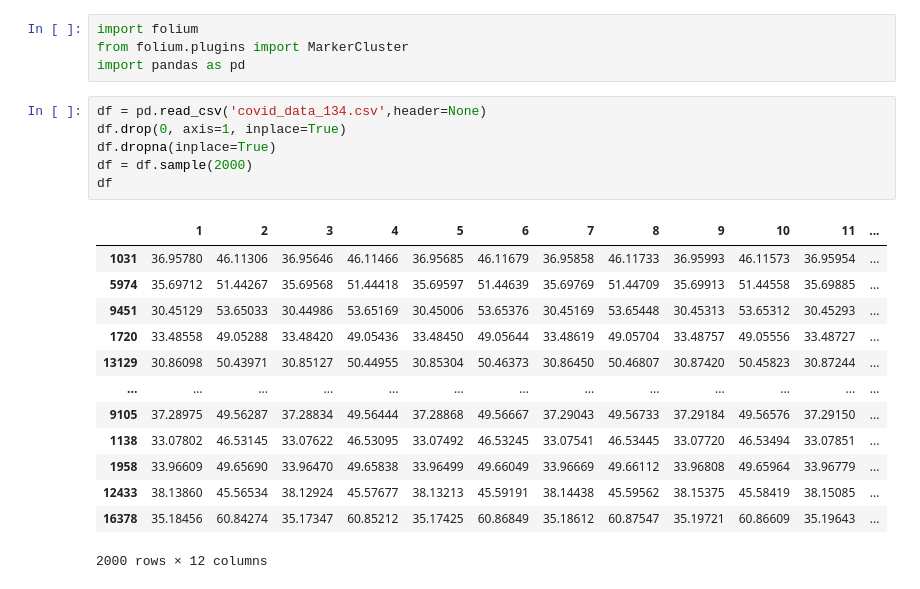
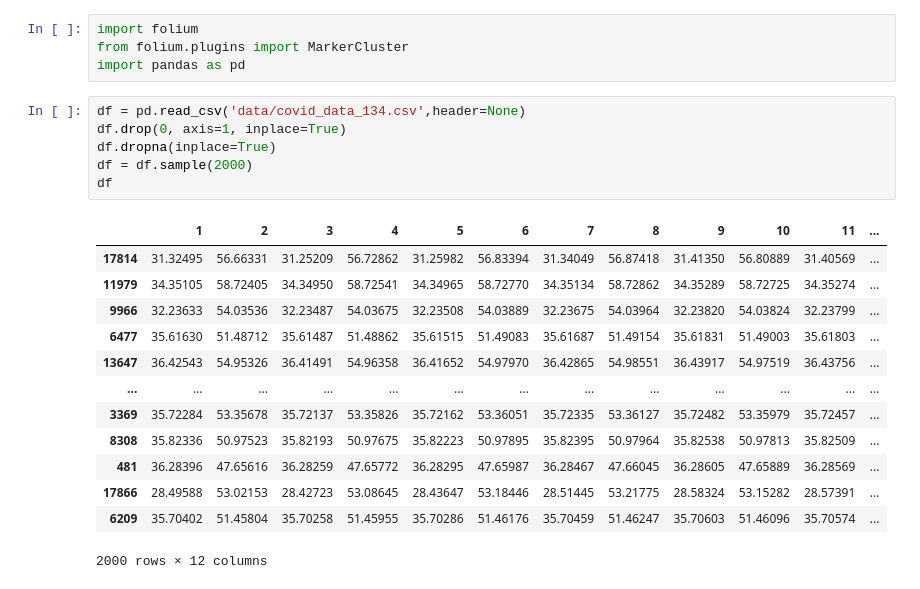
Before and after one commit to arminkz/COVID-19-Tracker, a Jupyter notebook: map-generator.ipynb, the cells around one changed output. Drawn from its saved outputs; the diff is of its cells as text.

```diff
--- a/map-generator.ipynb
+++ b/map-generator.ipynb
@@ -3,24 +3,24 @@ import folium
 from folium.plugins import MarkerCluster
 import pandas as pd
 # %%
-df = pd.read_csv('covid_data_134.csv',header=None)
+df = pd.read_csv('data/covid_data_134.csv',header=None)
 df.drop(0, axis=1, inplace=True)
 df.dropna(inplace=True)
 df = df.sample(2000)
 df
 # %% [output]
 |  | 1 | 2 | 3 | 4 | 5 | 6 | 7 | 8 | 9 | 10 | 11 | ... |
-| 1031 | 36.95780 | 46.11306 | 36.95646 | 46.11466 | 36.95685 | 46.11679 | 36.95858 | 46.11733 | 36.95993 | 46.11573 | 36.95954 | ... |
-| 5974 | 35.69712 | 51.44267 | 35.69568 | 51.44418 | 35.69597 | 51.44639 | 35.69769 | 51.44709 | 35.69913 | 51.44558 | 35.69885 | ... |
-| 9451 | 30.45129 | 53.65033 | 30.44986 | 53.65169 | 30.45006 | 53.65376 | 30.45169 | 53.65448 | 30.45313 | 53.65312 | 30.45293 | ... |
-| 1720 | 33.48558 | 49.05288 | 33.48420 | 49.05436 | 33.48450 | 49.05644 | 33.48619 | 49.05704 | 33.48757 | 49.05556 | 33.48727 | ... |
-| 13129 | 30.86098 | 50.43971 | 30.85127 | 50.44955 | 30.85304 | 50.46373 | 30.86450 | 50.46807 | 30.87420 | 50.45823 | 30.87244 | ... |
+| 17814 | 31.32495 | 56.66331 | 31.25209 | 56.72862 | 31.25982 | 56.83394 | 31.34049 | 56.87418 | 31.41350 | 56.80889 | 31.40569 | ... |
+| 11979 | 34.35105 | 58.72405 | 34.34950 | 58.72541 | 34.34965 | 58.72770 | 34.35134 | 58.72862 | 34.35289 | 58.72725 | 34.35274 | ... |
+| 9966 | 32.23633 | 54.03536 | 32.23487 | 54.03675 | 32.23508 | 54.03889 | 32.23675 | 54.03964 | 32.23820 | 54.03824 | 32.23799 | ... |
+| 6477 | 35.61630 | 51.48712 | 35.61487 | 51.48862 | 35.61515 | 51.49083 | 35.61687 | 51.49154 | 35.61831 | 51.49003 | 35.61803 | ... |
+| 13647 | 36.42543 | 54.95326 | 36.41491 | 54.96358 | 36.41652 | 54.97970 | 36.42865 | 54.98551 | 36.43917 | 54.97519 | 36.43756 | ... |
 | ... | ... | ... | ... | ... | ... | ... | ... | ... | ... | ... | ... | ... |
-| 9105 | 37.28975 | 49.56287 | 37.28834 | 49.56444 | 37.28868 | 49.56667 | 37.29043 | 49.56733 | 37.29184 | 49.56576 | 37.29150 | ... |
-| 1138 | 33.07802 | 46.53145 | 33.07622 | 46.53095 | 33.07492 | 46.53245 | 33.07541 | 46.53445 | 33.07720 | 46.53494 | 33.07851 | ... |
-| 1958 | 33.96609 | 49.65690 | 33.96470 | 49.65838 | 33.96499 | 49.66049 | 33.96669 | 49.66112 | 33.96808 | 49.65964 | 33.96779 | ... |
-| 12433 | 38.13860 | 45.56534 | 38.12924 | 45.57677 | 38.13213 | 45.59191 | 38.14438 | 45.59562 | 38.15375 | 45.58419 | 38.15085 | ... |
-| 16378 | 35.18456 | 60.84274 | 35.17347 | 60.85212 | 35.17425 | 60.86849 | 35.18612 | 60.87547 | 35.19721 | 60.86609 | 35.19643 | ... |
+| 3369 | 35.72284 | 53.35678 | 35.72137 | 53.35826 | 35.72162 | 53.36051 | 35.72335 | 53.36127 | 35.72482 | 53.35979 | 35.72457 | ... |
+| 8308 | 35.82336 | 50.97523 | 35.82193 | 50.97675 | 35.82223 | 50.97895 | 35.82395 | 50.97964 | 35.82538 | 50.97813 | 35.82509 | ... |
+| 481 | 36.28396 | 47.65616 | 36.28259 | 47.65772 | 36.28295 | 47.65987 | 36.28467 | 47.66045 | 36.28605 | 47.65889 | 36.28569 | ... |
+| 17866 | 28.49588 | 53.02153 | 28.42723 | 53.08645 | 28.43647 | 53.18446 | 28.51445 | 53.21775 | 28.58324 | 53.15282 | 28.57391 | ... |
+| 6209 | 35.70402 | 51.45804 | 35.70258 | 51.45955 | 35.70286 | 51.46176 | 35.70459 | 51.46247 | 35.70603 | 51.46096 | 35.70574 | ... |
 2000 rows × 12 columns
 # %%
 m = folium.Map(location=[32.427910, 53.688046], zoom_start=5, tiles='cartodbpositron')
```
Also changed, not shown: parts of 1 cell of this notebook, 6 other files.
